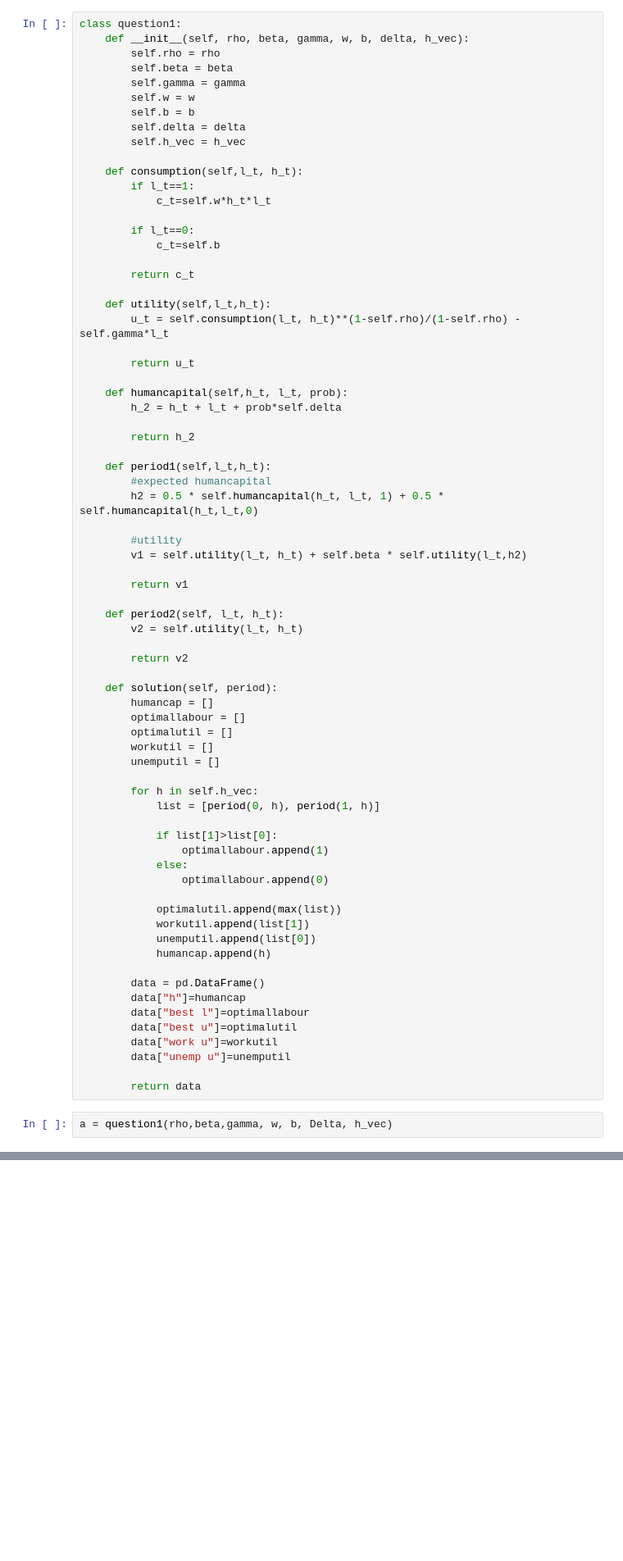
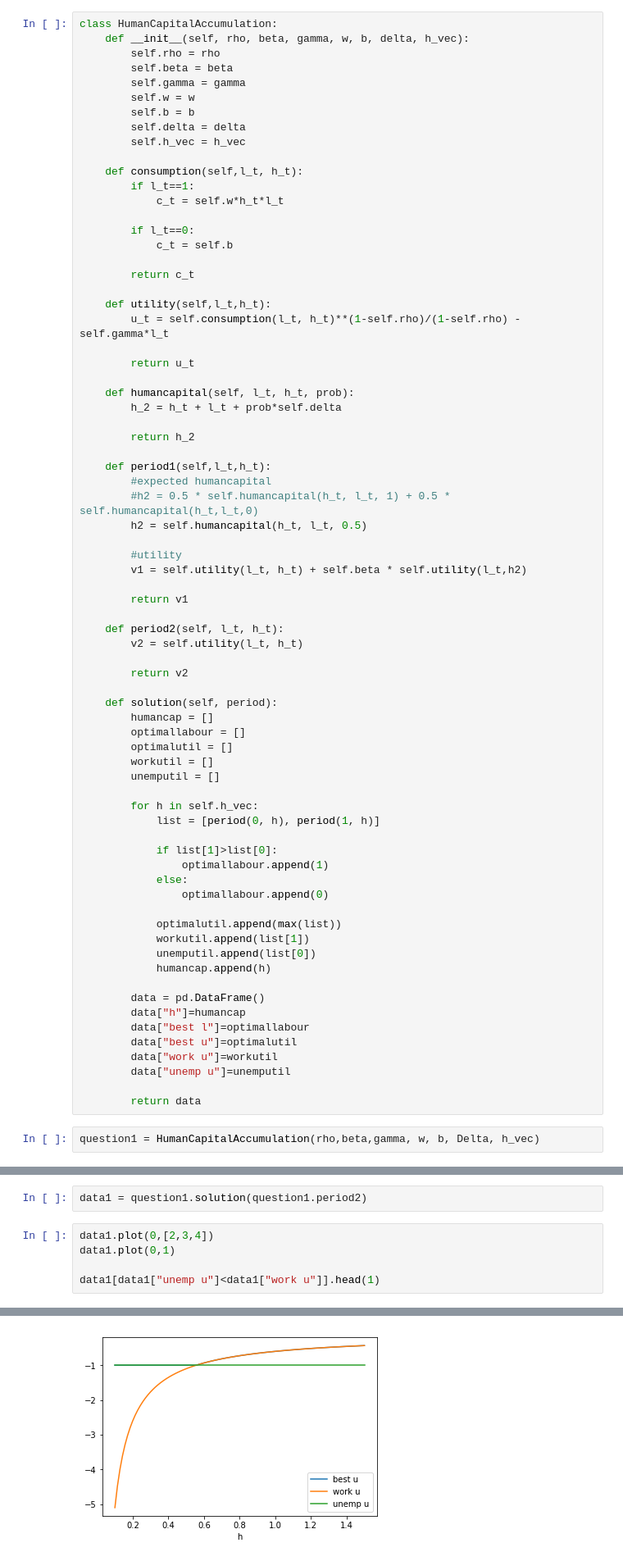
Before and after one commit to s-corfixen/projects-2019-snake-on-3310, a Jupyter notebook: exam/examproject.ipynb, the cells around one changed output, grey strips where cells are left out. Shown at 82% size. Saved outputs shown, nothing was run; the diff lists cells and outputs as text; blank space fills up the shorter version.

```diff
--- a/exam/examproject.ipynb
+++ b/exam/examproject.ipynb
@@ -12,7 +16,7 @@ Delta = 0.1
 
 h_vec = np.linspace(0.1,1.5,100)
 # %%
-class question1:
+class HumanCapitalAccumulation:
     def __init__(self, rho, beta, gamma, w, b, delta, h_vec):
         self.rho = rho
         self.beta = beta
@@ -24,10 +28,10 @@ class question1:
 
     def consumption(self,l_t, h_t):
         if l_t==1:
-            c_t=self.w*h_t*l_t
+            c_t = self.w*h_t*l_t
 
         if l_t==0:
-            c_t=self.b
+            c_t = self.b
 
         return c_t
 
@@ -36,14 +40,15 @@ class question1:
 
         return u_t
 
-    def humancapital(self,h_t, l_t, prob):
+    def humancapital(self, l_t, h_t, prob):
         h_2 = h_t + l_t + prob*self.delta
 
         return h_2
 
     def period1(self,l_t,h_t):
         #expected humancapital
-        h2 = 0.5 * self.humancapital(h_t, l_t, 1) + 0.5 * self.humancapital(h_t,l_t,0)
+        #h2 = 0.5 * self.humancapital(h_t, l_t, 1) + 0.5 * self.humancapital(h_t,l_t,0)
+        h2 = self.humancapital(h_t, l_t, 0.5)
 
         #utility
         v1 = self.utility(l_t, h_t) + self.beta * self.utility(l_t,h2)
@@ -84,4 +89,4 @@ class question1:
 
         return data
 # %%
-a = question1(rho,beta,gamma, w, b, Delta, h_vec)
+question1 = HumanCapitalAccumulation(rho,beta,gamma, w, b, Delta, h_vec)
@@ -93,0 +95,8 @@ data = a.solution(a.period1)
+# %%
+data1 = question1.solution(question1.period2)
+# %%
+data1.plot(0,[2,3,4])
+data1.plot(0,1)
+
+data1[data1["unemp u"]<data1["work u"]].head(1)
+# %% [output]
@@ -93,0 +105 @@ data = a.solution(a.period1)
+[figure, added]
```
Also changed, not shown: parts of 25 cells of this notebook, 1 other file.
